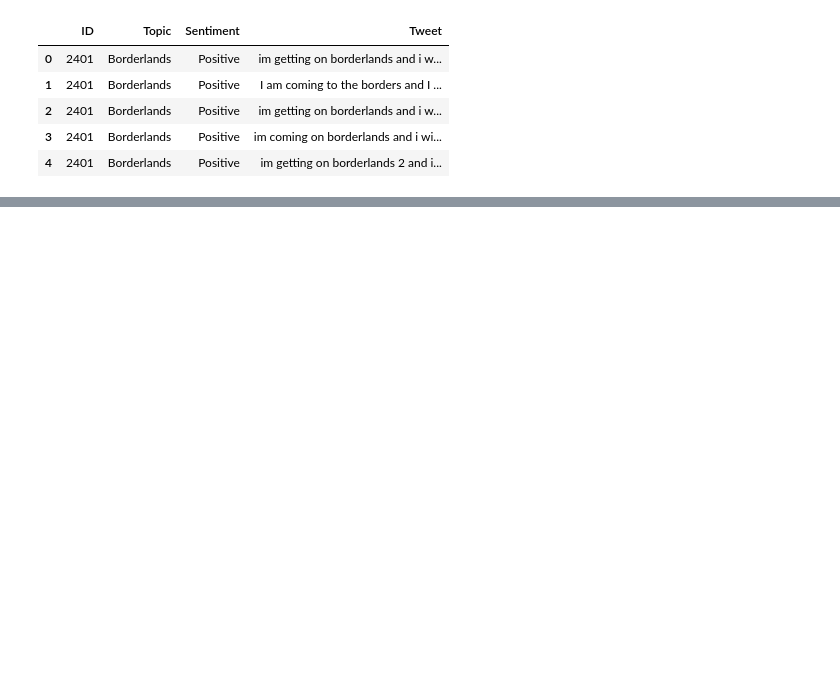
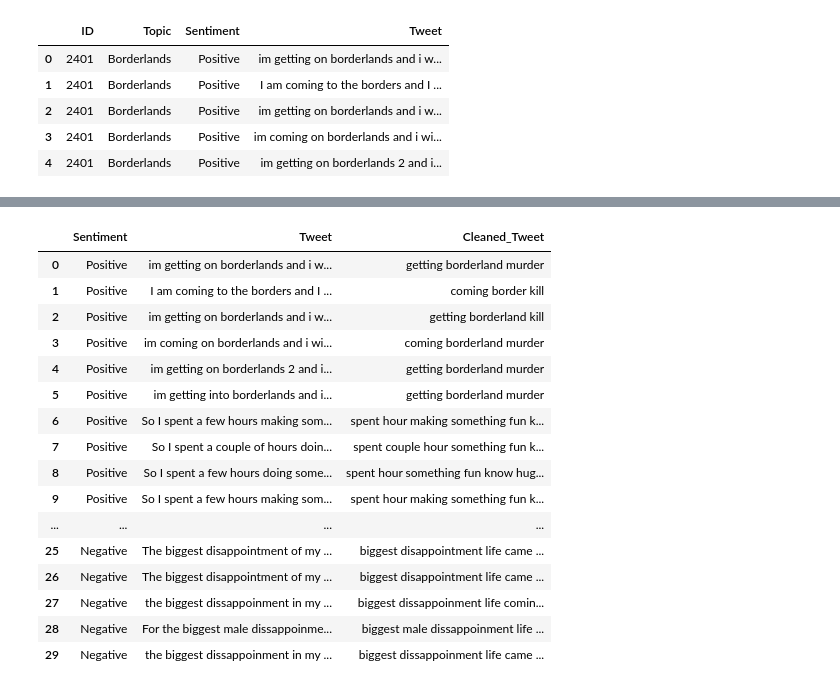
Before and after one commit to samObot19/Assesment, a Jupyter notebook: ml_sentiment_analysis.ipynb, the cells around one changed output, grey strips where cells are left out. Saved outputs shown, nothing was run; the diff lists cells and outputs as text; code cells hidden in the pictures; blank space fills up the shorter version.

```diff
--- a/ml_sentiment_analysis.ipynb
+++ b/ml_sentiment_analysis.ipynb
@@ -19,0 +22,3 @@ df.head()
+# %%
+df = df.drop(columns=["ID", "Topic"])
+print(df.columns)
@@ -19,0 +29,26 @@ df.head()
+# %%
+import nltk
+import re
+from nltk.corpus import stopwords
+from nltk.stem import WordNetLemmatizer
+
+nltk.download('stopwords')
+nltk.download('punkt')
+nltk.download('wordnet')
+nltk.download('punkt_tab') # Download the missing 'punkt_tab' data
+
+stop_words = set(stopwords.words('english'))
+lemmatizer = WordNetLemmatizer()
+
+def preprocess(text):
+    # Convert the input to string to handle potential float values
+    text = str(text)
+    text = re.sub(r"http\S+|www\S+|https\S+", '', text, flags=re.MULTILINE)  # remove URLs
+    text = re.sub(r'\@w+|\#', '', text)  # remove @mentions and hashtags
+    text = re.sub(r"[^a-zA-Z]", " ", text)  # remove numbers/symbols
+    text = text.lower()
+    tokens = nltk.word_tokenize(text)
+    tokens = [lemmatizer.lemmatize(w) for w in tokens if w not in stop_words and len(w) > 2]
+    return " ".join(tokens)
+
+df['Cleaned_Tweet'] = df['Tweet'].apply(preprocess)
@@ -19,0 +64,20 @@ df.head()
+# %%
+df.head(30)
+# %% [output]
+|  | Sentiment | Tweet | Cleaned_Tweet |
+| 0 | Positive | im getting on borderlands and i w... | getting borderland murder |
+| 1 | Positive | I am coming to the borders and I ... | coming border kill |
+| 2 | Positive | im getting on borderlands and i w... | getting borderland kill |
+| 3 | Positive | im coming on borderlands and i wi... | coming borderland murder |
+| 4 | Positive | im getting on borderlands 2 and i... | getting borderland murder |
+| 5 | Positive | im getting into borderlands and i... | getting borderland murder |
+| 6 | Positive | So I spent a few hours making som... | spent hour making something fun k... |
+| 7 | Positive | So I spent a couple of hours doin... | spent couple hour something fun k... |
+| 8 | Positive | So I spent a few hours doing some... | spent hour something fun know hug... |
+| 9 | Positive | So I spent a few hours making som... | spent hour making something fun k... |
+| ... | ... | ... | ... |
+| 25 | Negative | The biggest disappointment of my ... | biggest disappointment life came ... |
+| 26 | Negative | The biggest disappointment of my ... | biggest disappointment life came ... |
+| 27 | Negative | the biggest dissappoinment in my ... | biggest dissappoinment life comin... |
+| 28 | Negative | For the biggest male dissappoinme... | biggest male dissappoinment life ... |
+| 29 | Negative | the biggest dissappoinment in my ... | biggest dissappoinment life came ... |
```
Also changed, not shown: parts of 4 cells of this notebook.
